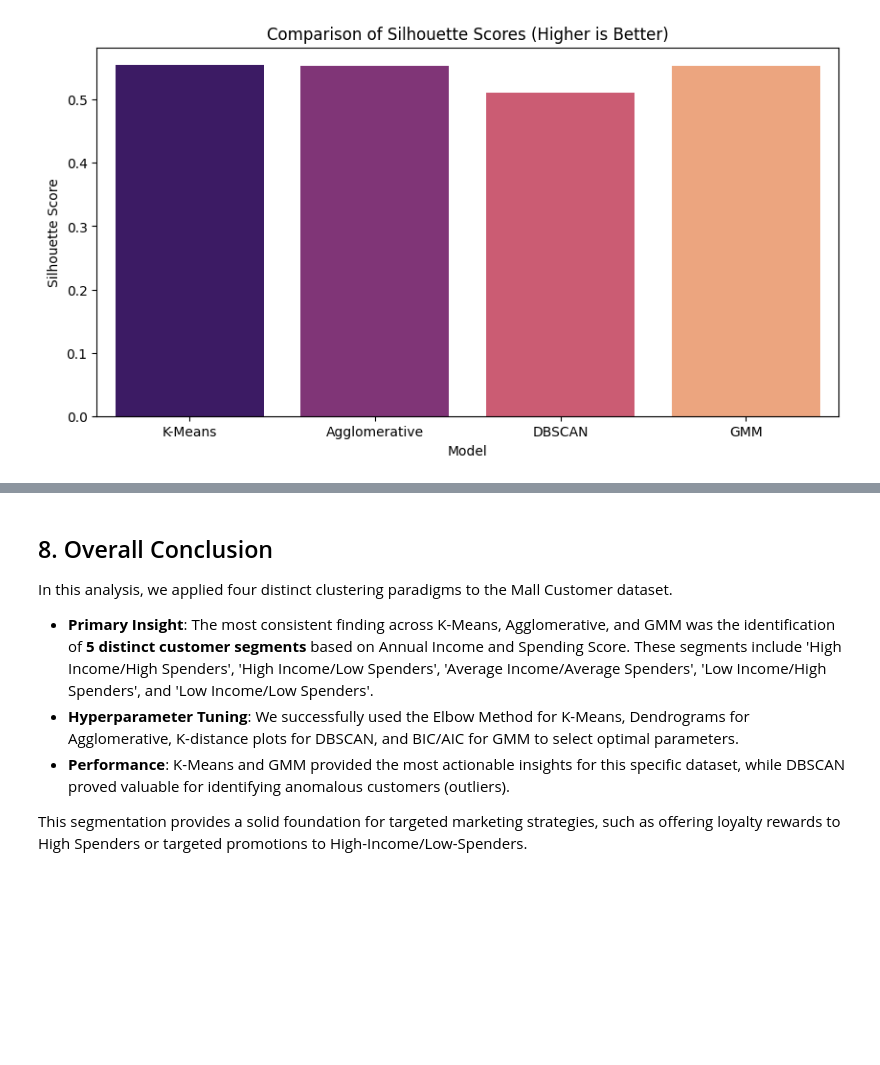
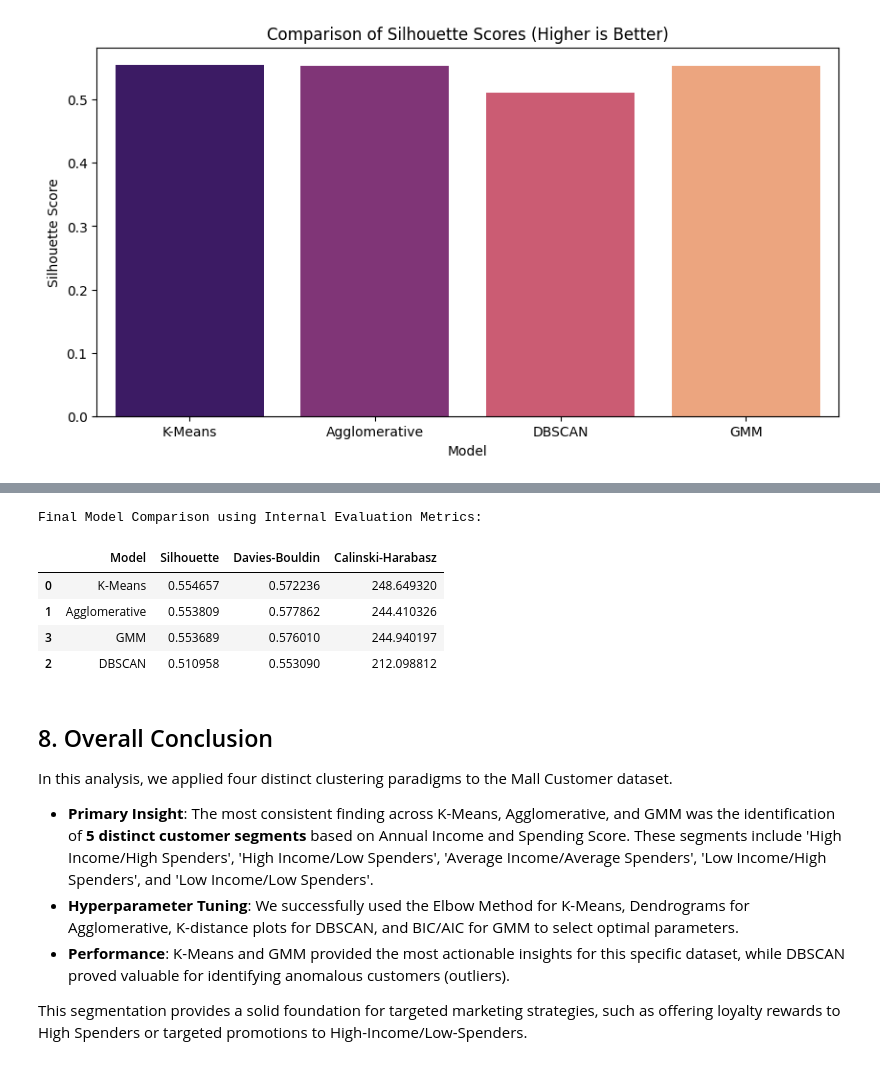
Before and after one commit to rsys-adsingh/Machine-Learning, a Jupyter notebook: study/Clustering/Clustering_Mall.ipynb, the cells around one changed output, grey strips where cells are left out. Saved outputs shown, nothing was run; the diff lists cells and outputs as text; code cells hidden in the pictures; blank space fills up the shorter version.

```diff
--- a/study/Clustering/Clustering_Mall.ipynb
+++ b/study/Clustering/Clustering_Mall.ipynb
@@ -768,3 +800,37 @@ Passing `palette` without assigning `hue` is deprecated and will be removed in v
+# %%
+from sklearn.metrics import silhouette_score, davies_bouldin_score, calinski_harabasz_score
+
+# Helper to compute internal metrics
+def get_metrics(data, labels, model_name):
+    # Filter noise for metrics that don't support -1 (like DBSCAN noise)
+    mask = labels != -1
+    filtered_data = data[mask]
+    filtered_labels = labels[mask]
+
+    return {
+        'Model': model_name,
+        'Silhouette': silhouette_score(filtered_data, filtered_labels),
+        'Davies-Bouldin': davies_bouldin_score(filtered_data, filtered_labels),
+        'Calinski-Harabasz': calinski_harabasz_score(filtered_data, filtered_labels)
+    }
+
+# 8.7: Comparison Execution
+eval_results = []
+eval_results.append(get_metrics(X_2d, df_encoded['Cluster'], 'K-Means'))
+eval_results.append(get_metrics(X_2d, df_encoded['Agglomerative_Cluster'], 'Agglomerative'))
+eval_results.append(get_metrics(X_2d, df_encoded['DBSCAN_Cluster'], 'DBSCAN'))
+eval_results.append(get_metrics(X_2d, df_encoded['GMM_Cluster'], 'GMM'))
+
+comparison_df = pd.DataFrame(eval_results)
+print("Final Model Comparison using Internal Evaluation Metrics:")
+display(comparison_df.sort_values(by='Silhouette', ascending=False))
+# %% [output]
+Final Model Comparison using Internal Evaluation Metrics:
+|  | Model | Silhouette | Davies-Bouldin | Calinski-Harabasz |
+| 0 | K-Means | 0.554657 | 0.572236 | 248.649320 |
+| 1 | Agglomerative | 0.553809 | 0.577862 | 244.410326 |
+| 3 | GMM | 0.553689 | 0.576010 | 244.940197 |
+| 2 | DBSCAN | 0.510958 | 0.553090 | 212.098812 |
 # %% [markdown]
 ## 8. Overall Conclusion
 
```
Also changed, not shown: parts of 1 cell of this notebook.
